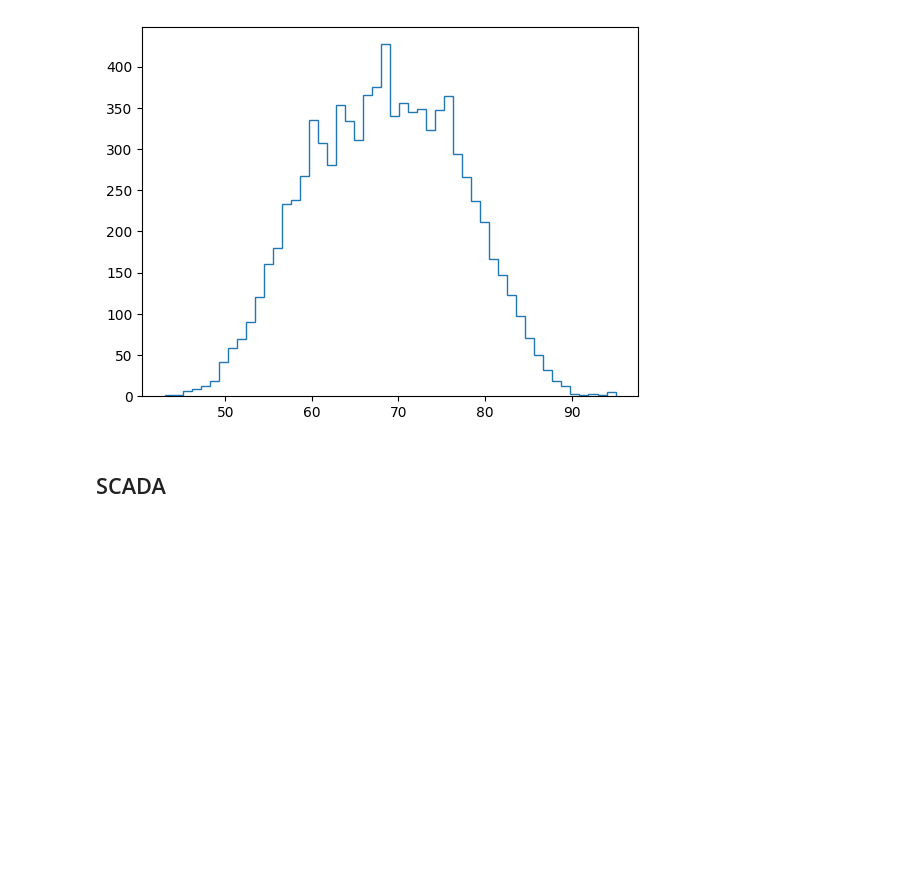
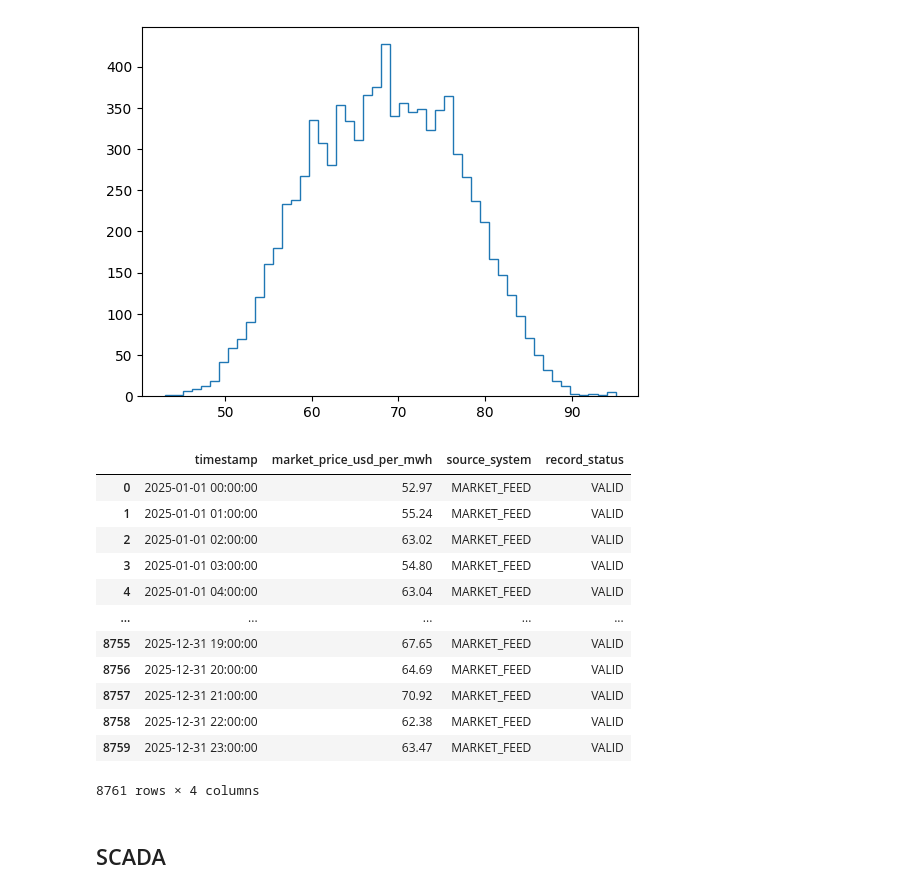
Before and after one commit to sadamhabnawi28/GreenGrid_Energy_Project, a Jupyter notebook: scripts/data_cleaning.ipynb, the cells around one changed output. Drawn from its saved outputs; the diff is of its cells as text; code cells hidden in the pictures; blank space fills up the shorter version.

Commit message:
Changes to be committed: 	modified:   datasets/greengrid_v2_2/clean_data/market_price_clean.csv 	modified:   scripts/data_cleaning.ipynb

```diff
--- a/scripts/data_cleaning.ipynb
+++ b/scripts/data_cleaning.ipynb
@@ -432,6 +432,22 @@ plt.show()
 [figure]
 # %%
 df_market_price = df_market_price.sort_values(by="timestamp")
+# %%
+df_market_price
+# %% [output]
+|  | timestamp | market_price_usd_per_mwh | source_system | record_status |
+| 0 | 2025-01-01 00:00:00 | 52.97 | MARKET_FEED | VALID |
+| 1 | 2025-01-01 01:00:00 | 55.24 | MARKET_FEED | VALID |
+| 2 | 2025-01-01 02:00:00 | 63.02 | MARKET_FEED | VALID |
+| 3 | 2025-01-01 03:00:00 | 54.80 | MARKET_FEED | VALID |
+| 4 | 2025-01-01 04:00:00 | 63.04 | MARKET_FEED | VALID |
+| ... | ... | ... | ... | ... |
+| 8755 | 2025-12-31 19:00:00 | 67.65 | MARKET_FEED | VALID |
+| 8756 | 2025-12-31 20:00:00 | 64.69 | MARKET_FEED | VALID |
+| 8757 | 2025-12-31 21:00:00 | 70.92 | MARKET_FEED | VALID |
+| 8758 | 2025-12-31 22:00:00 | 62.38 | MARKET_FEED | VALID |
+| 8759 | 2025-12-31 23:00:00 | 63.47 | MARKET_FEED | VALID |
+8761 rows × 4 columns
 # %% [markdown]
 ## SCADA
 # %%
```
Also changed, not shown: 1 other file.
